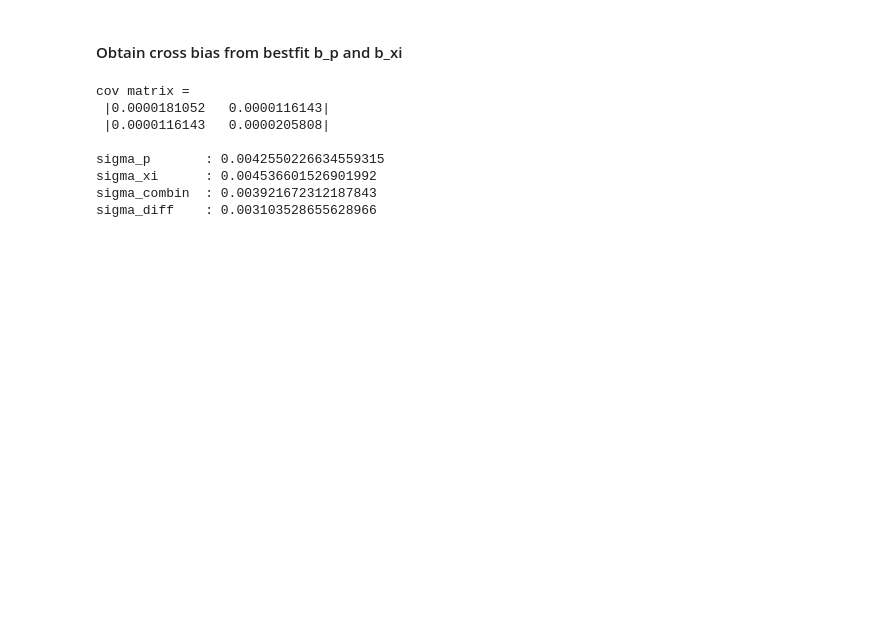
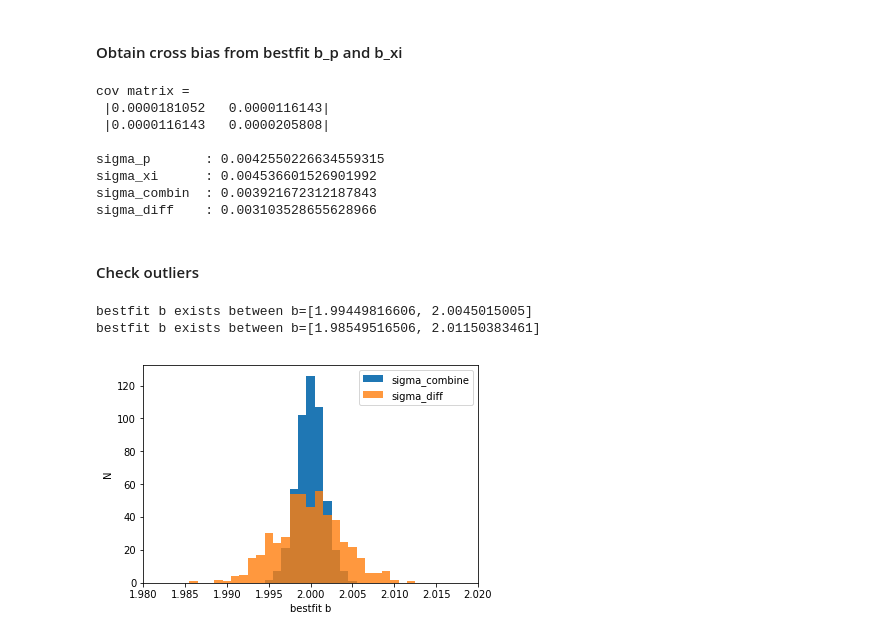
Before and after one commit to sujeong-lee/SNR, a Jupyter notebook: notebook/Mock cross covariance-2.ipynb, the cells around one changed output. Saved outputs shown, nothing was run; the diff lists cells and outputs as text; code cells hidden in the pictures; blank space fills up the shorter version.

```diff
--- a/notebook/Mock cross covariance-2.ipynb
+++ b/notebook/Mock cross covariance-2.ipynb
@@ -251,3 +287,23 @@ sigma_p       : 0.0042550226634559315
 sigma_xi      : 0.004536601526901992
 sigma_combin  : 0.003921672312187843
 sigma_diff    : 0.003103528655628966
+# %% [markdown]
+#### Check outliers
+# %%
+bhist_bin = np.linspace(0.5, 3.5, 3000)
+fig, ax = plt.subplots()
+Nb, _, _ = ax.hist( bestfit_b_com, bins = bhist_bin, label = 'sigma_combine' )
+Nb2, _, _ = ax.hist( bestfit_b_diff, bins = bhist_bin, label = 'sigma_diff', alpha = 0.8 )
+ax.set_xlabel('bestfit b')
+ax.set_ylabel('N');
+ax.set_xlim(1.98, 2.02)
+ax.legend()
+
+nonzero = bhist_bin[:-1][ Nb > 0.0]
+nonzero2= bhist_bin[:-1][ Nb2 > 0.0]
+print '\nbestfit b exists between b=[{}, {}]'.format(nonzero.min(), nonzero.max() )
+print 'bestfit b exists between b=[{}, {}]\n'.format(nonzero2.min(), nonzero2.max() )
+# %% [output]
+bestfit b exists between b=[1.99449816606, 2.0045015005]
+bestfit b exists between b=[1.98549516506, 2.01150383461]
+[figure, added]
```
Also changed, not shown: parts of 4 cells of this notebook.
